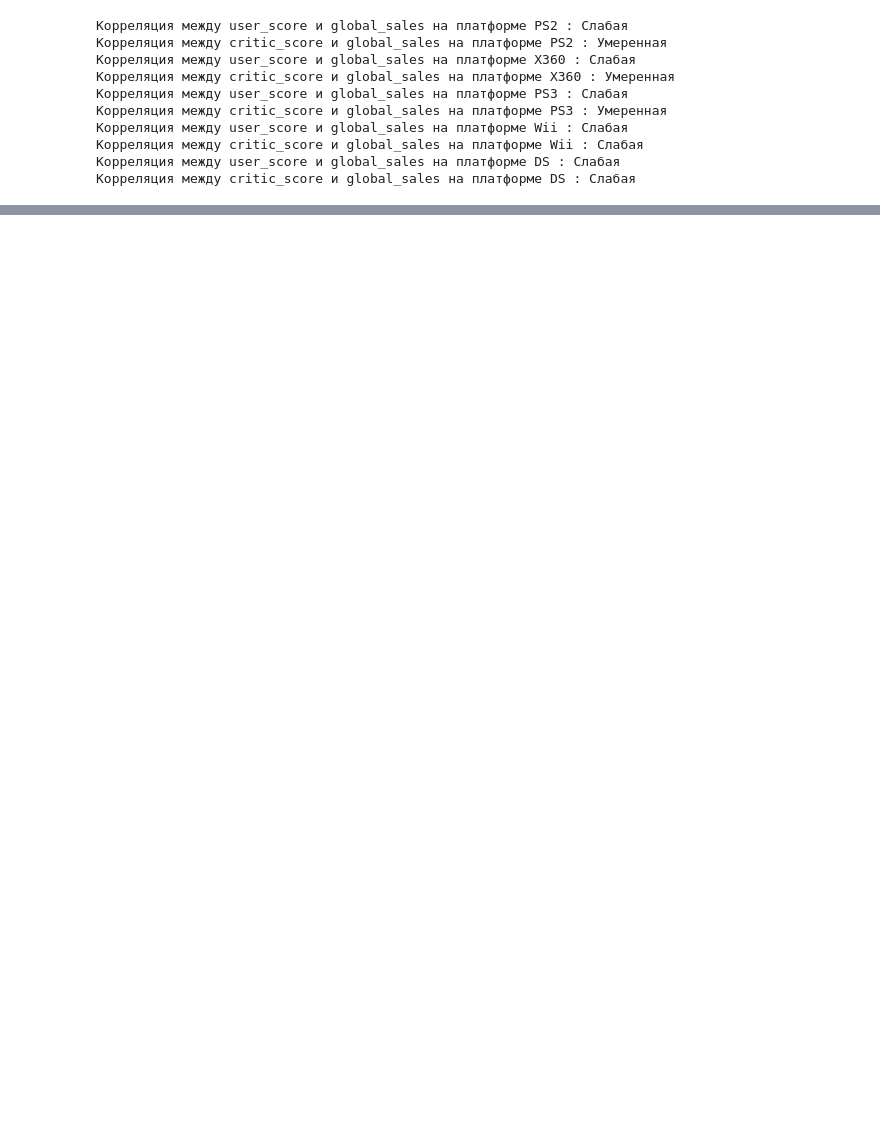
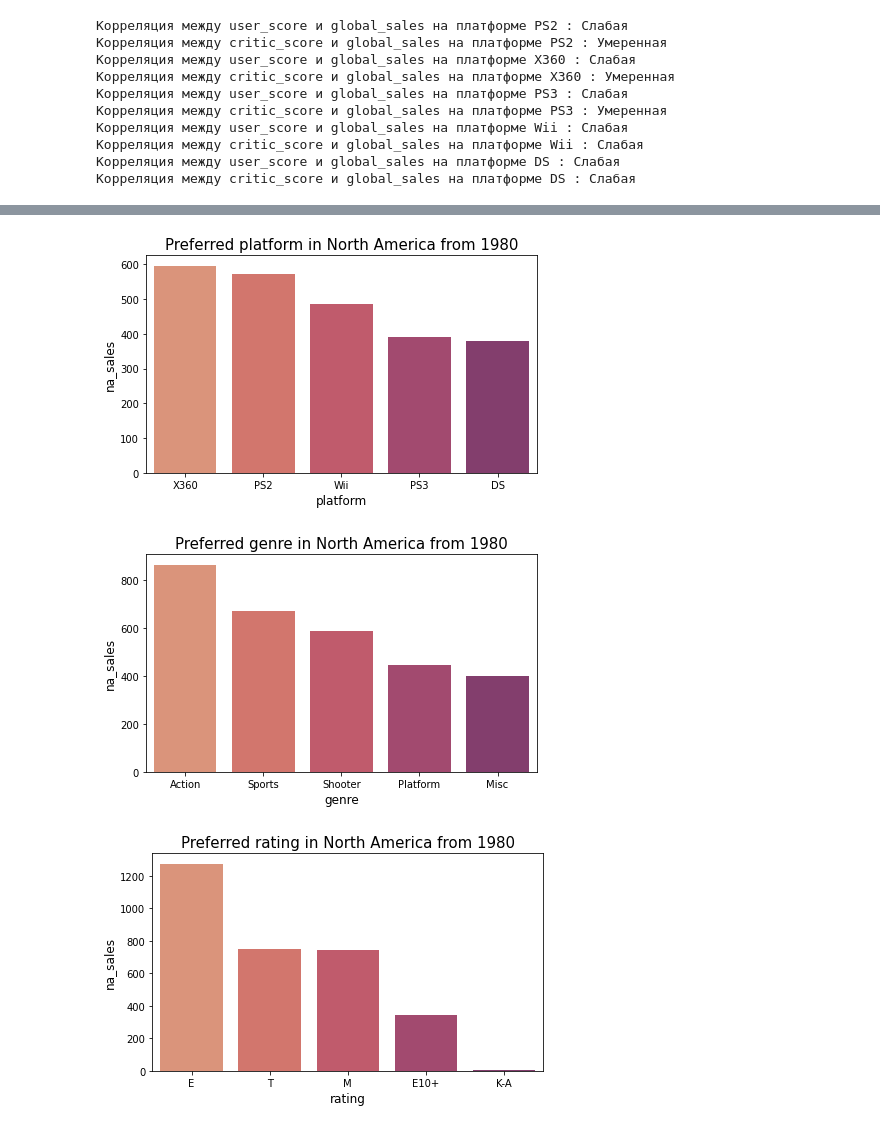
Before and after one commit to AnastasiaDvoynova/GameMarketAnalysis, a Jupyter notebook: Game_Market_Analysis.ipynb, the cells around one changed output, grey strips where cells are left out. Cells and saved outputs as stored; diff of their text form; code cells hidden in the pictures; blank space fills up the shorter version.

```diff
--- a/Game_Market_Analysis.ipynb
+++ b/Game_Market_Analysis.ipynb
@@ -257,0 +281,19 @@ for i in list(top_5_platform['platform']):
+# %%
+# Напишем функцию, которая будет выбирать в сводную таблицу данные
+# по необходимому объекту сравнения с определенного года
+# и выводить график
+def country_preferences(sales, country, year=1980):
+  from_time = file_obj[file_obj['year_of_release'] >= year]
+  for obj in ['platform', 'genre', 'rating']:
+    country_preferences = from_time\
+      .pivot_table(index= obj, values=sales, aggfunc='sum')\
+      .sort_values(by=sales, ascending=False)\
+      .head(5)
+    country_preferences = country_preferences.reset_index().rename_axis(None, axis=1)
+
+    plt.figure(figsize=(7,4))
+    plt.title('Preferred {} in {} from {}'.format(obj, country, year),fontsize=15)
+    sns.set_palette("flare")
+    sns.barplot(data=country_preferences, x=obj, y=sales)
+    plt.xlabel(str(obj),fontsize=12)
+    plt.ylabel(str(sales),fontsize=12)
@@ -257,0 +302,6 @@ for i in list(top_5_platform['platform']):
+# %%
+country_preferences('na_sales', 'North America')
+# %% [output]
+[figure, added]
+[figure, added]
+[figure, added]
```
Also changed, not shown: parts of 19 cells of this notebook.
